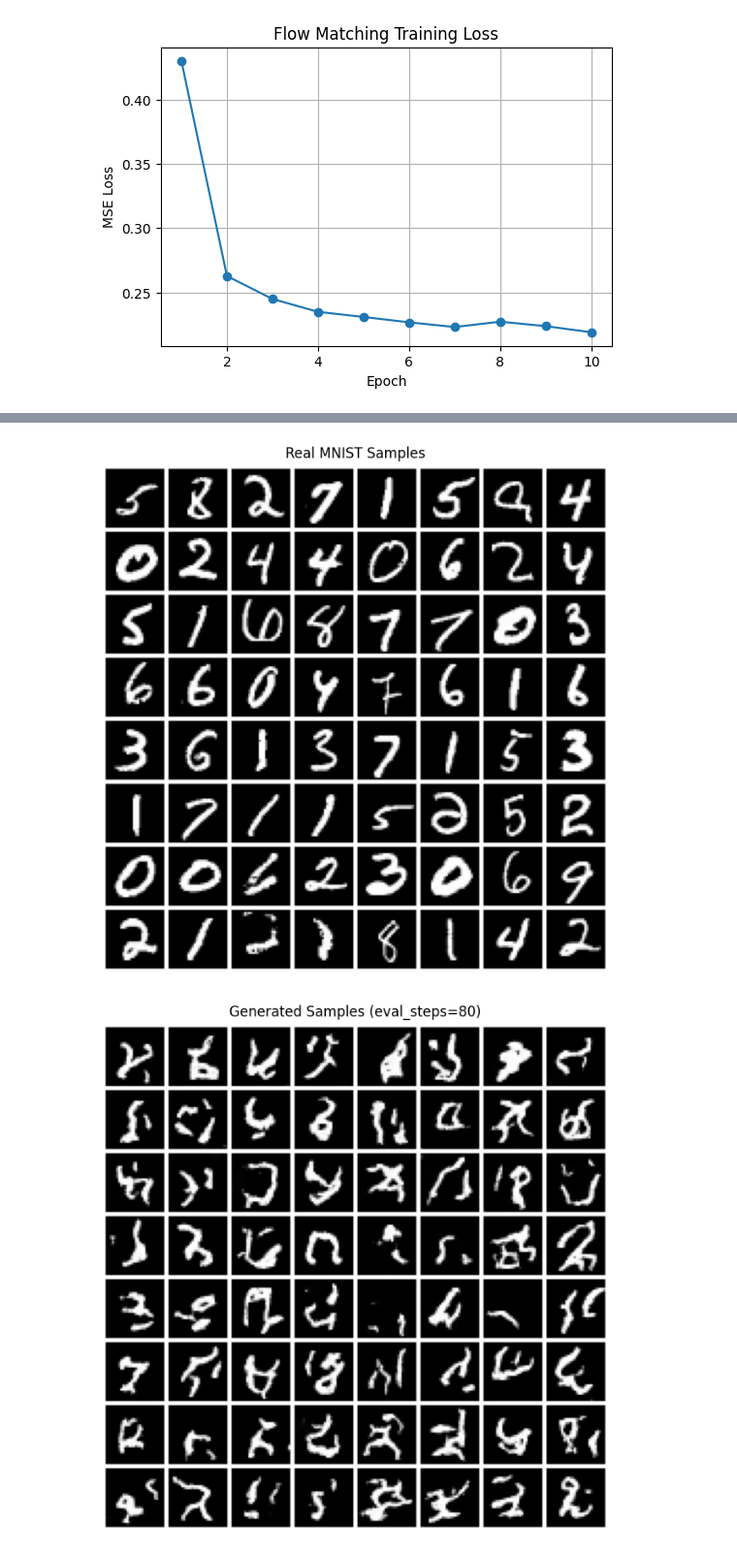
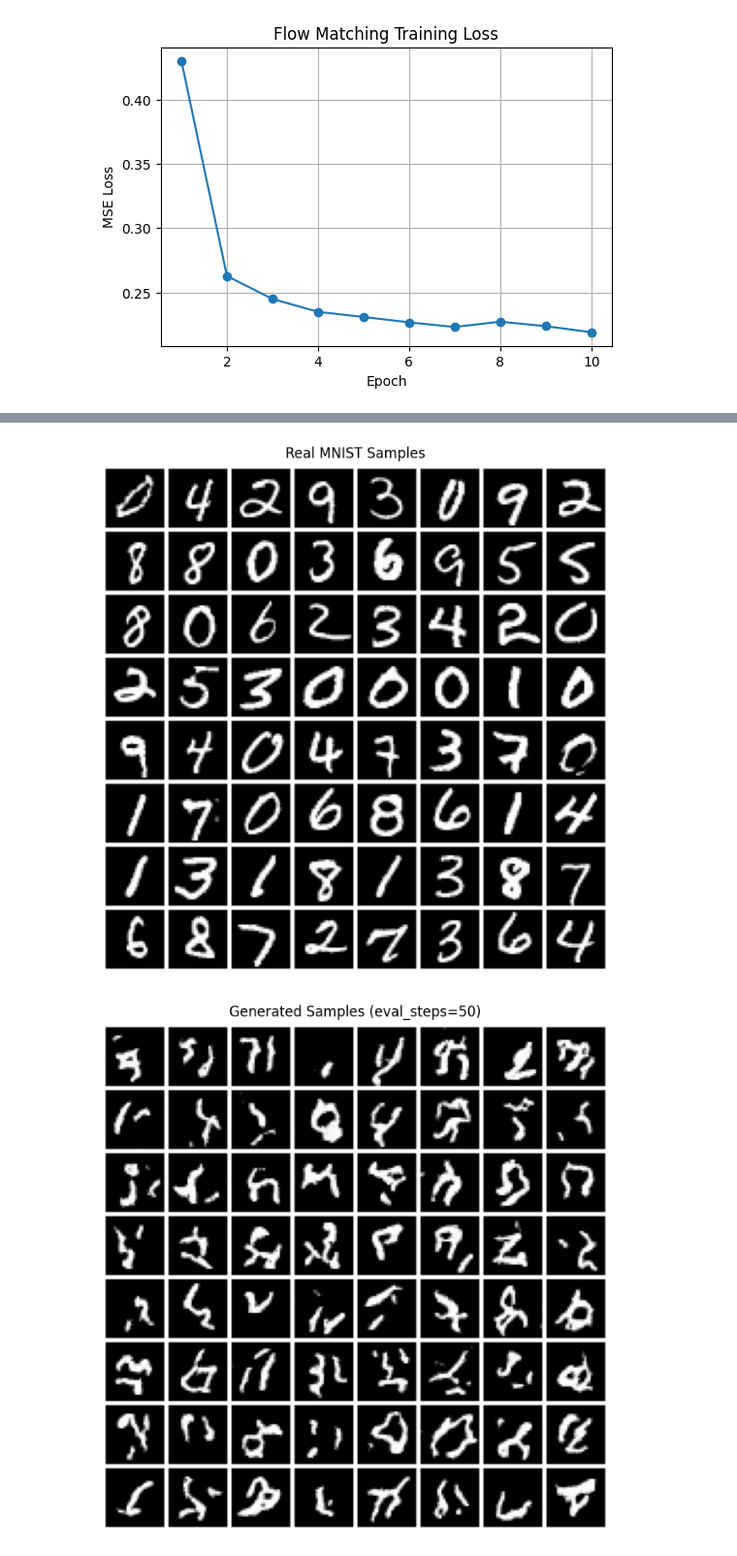
Before and after one commit to mashathepotato/GSoC-Quantum-Diffusion-Model, a Jupyter notebook: notebooks/classical/fm_mnist.ipynb, the cells around one changed output, grey strips where cells are left out. Shown at 97% size. Saved outputs shown, nothing was run; the diff lists cells and outputs as text; code cells hidden in the pictures.

Commit message:
Better evals on downscaled data

```diff
--- a/notebooks/classical/fm_mnist.ipynb
+++ b/notebooks/classical/fm_mnist.ipynb
@@ -231,9 +231,9 @@ from scipy.linalg import sqrtm
 from scipy.stats import wasserstein_distance
 
 # eval config
-eval_samples = 512  # increase for more stable metrics
+eval_samples = 200  # increase for more stable metrics
 eval_batch = 128
-eval_steps = 80
+eval_steps = 50
 
 # test set
 test_ds = datasets.MNIST(root="./mnist", train=False, download=True, transform=transform)
@@ -313,17 +313,5 @@ def show_grid(imgs, nrow=8, title=None):
     plt.show()
 
 show_grid(real_imgs[:64], nrow=8, title="Real MNIST Samples")
-show_grid(gen_imgs[:64], nrow=8, title="Generated Samples (eval_steps=80)")
-
-# compare generation quality at different integration steps
-step_list = [20, 50, 100]
-plt.figure(figsize=(12, 4))
-for i, s in enumerate(step_list):
-    imgs = generate_samples(model, 25, steps=s)
-    grid = utils.make_grid(imgs, nrow=5, pad_value=1.0)
-    plt.subplot(1, len(step_list), i + 1)
-    plt.imshow(grid.permute(1, 2, 0).squeeze(), cmap="gray")
-    plt.title(f"steps={s}")
-    plt.axis("off")
-plt.show()
+show_grid(gen_imgs[:64], nrow=8, title=f"Generated Samples (eval_steps={eval_steps})")
 # %% [output]
@@ -335,2 +323,2 @@ Wasserstein (paired): 0.048785
-[figure, old version]
+[figure, new version]
-[figure, old version]
+[figure, new version]
```
Also changed, not shown: parts of 1 cell of this notebook.
